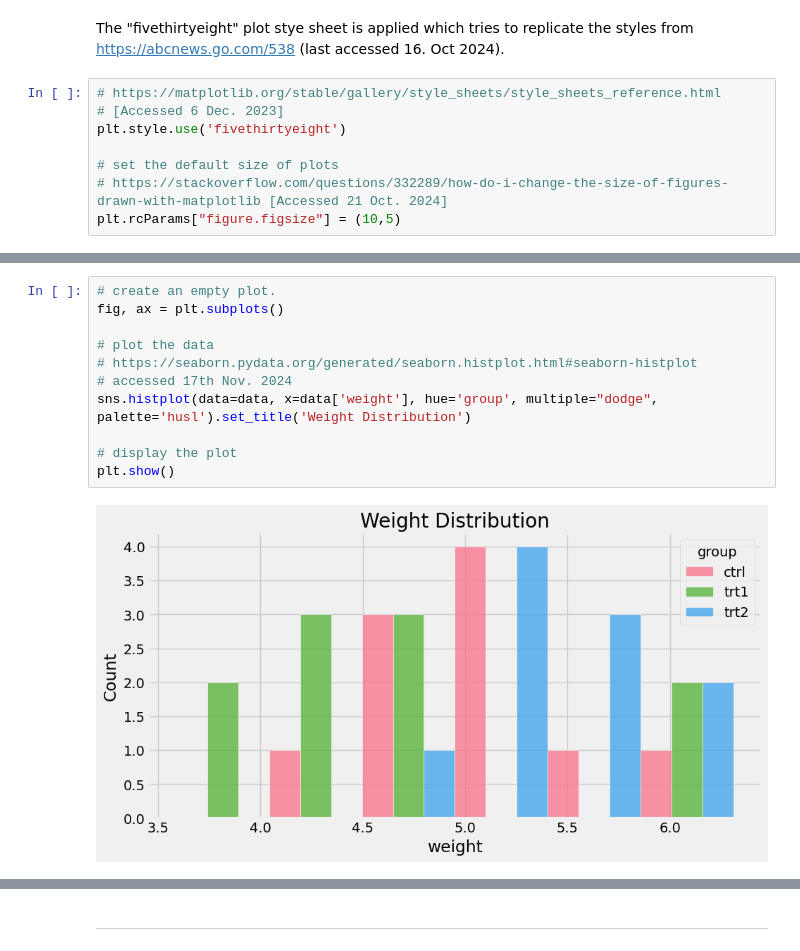
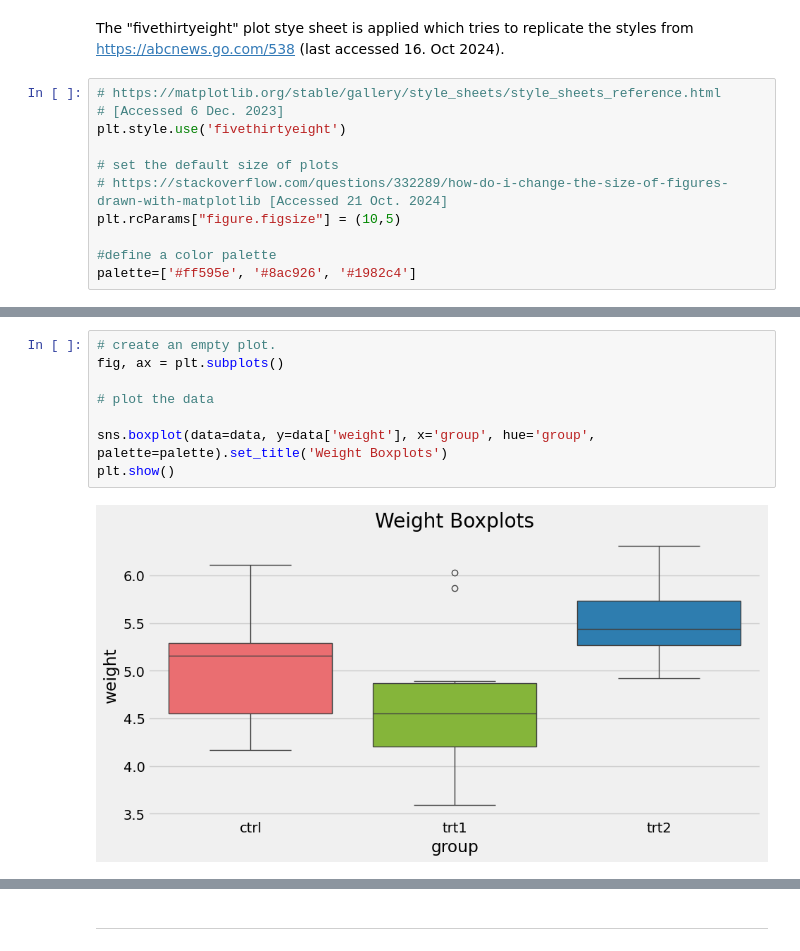
Before and after one commit to humphs078/applied_statistics, a Jupyter notebook: project.ipynb, the cells around one changed output, grey strips where cells are left out. Cells and saved outputs as stored; diff of their text form.

Commit message:
Update requirements.txt. projects.ipynb - add intro, use iloc to filter by group, change histplots, add a color palette.

```diff
--- a/project.ipynb
+++ b/project.ipynb
@@ -162,3 +177,6 @@ plt.style.use('fivethirtyeight')
 # set the default size of plots
 # https://stackoverflow.com/questions/332289/how-do-i-change-the-size-of-figures-drawn-with-matplotlib [Accessed 21 Oct. 2024]
 plt.rcParams["figure.figsize"] = (10,5)
+
+#define a color palette
+palette=['#ff595e', '#8ac926', '#1982c4']
@@ -165,13 +199,10 @@ plt.rcParams["figure.figsize"] = (10,5)
 # %%
 # create an empty plot.
 fig, ax = plt.subplots()
 
 # plot the data
-# https://seaborn.pydata.org/generated/seaborn.histplot.html#seaborn-histplot
-# accessed 17th Nov. 2024
-sns.histplot(data=data, x=data['weight'], hue='group', multiple="dodge", palette='husl').set_title('Weight Distribution')
 
-# display the plot
+sns.boxplot(data=data, y=data['weight'], x='group', hue='group', palette=palette).set_title('Weight Boxplots')
 plt.show()
 # %% [output]
-[figure, old version]
+[figure, new version]
```
Also changed, not shown: parts of 8 cells of this notebook, 1 other file.
